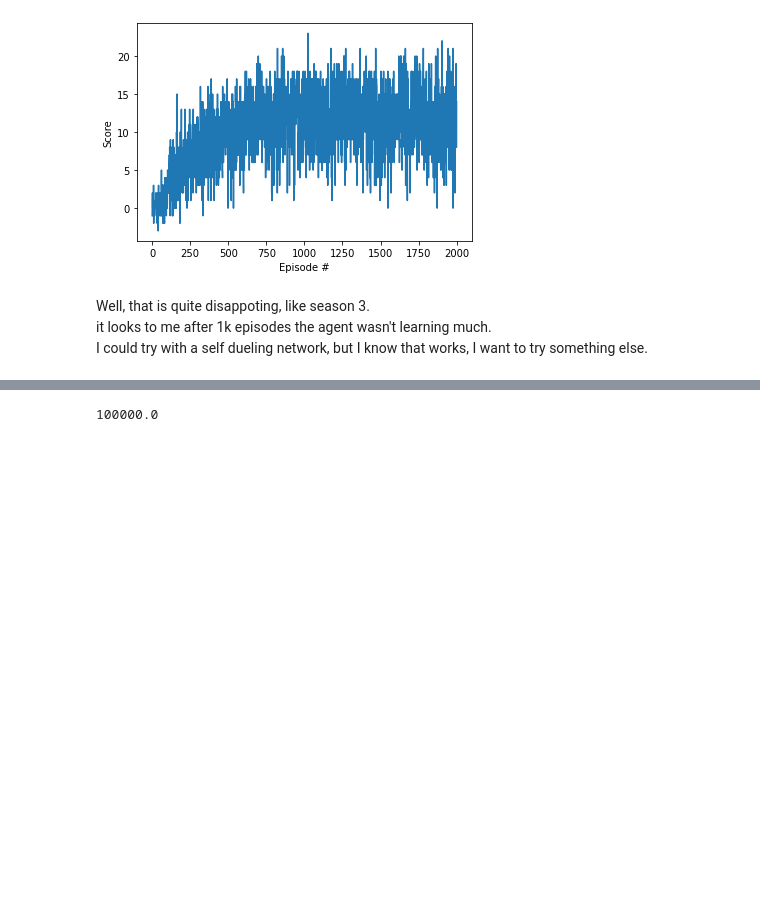
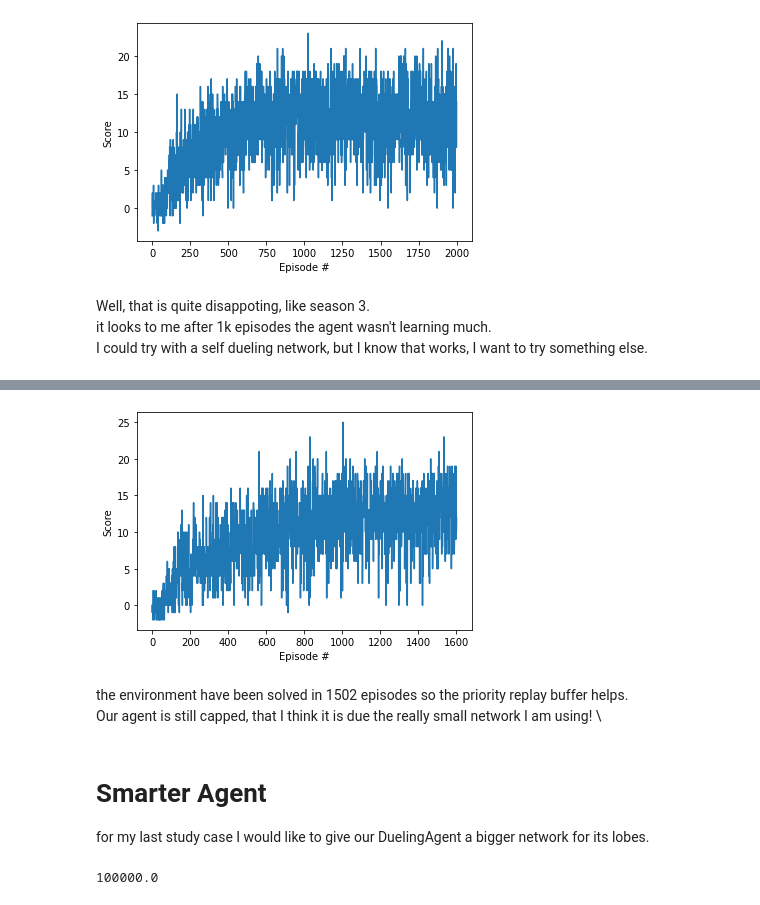
Before and after one commit to uranio238/uda-deep-reinforcement-learning, a Jupyter notebook: Main.ipynb, the cells around one changed output, grey strips where cells are left out. Saved outputs shown, nothing was run; the diff lists cells and outputs as text; code cells hidden in the pictures; blank space fills up the shorter version.

Commit message:
dueling with priority buffer: it solves

```diff
--- a/Main.ipynb
+++ b/Main.ipynb
@@ -495,7 +495,7 @@ I will instead stick to 2 separated network and I will randomatically decide whi
 # %%
 class DuelingAgent():
 
-    def __init__(self, state_size, action_size,replay_buffer):
+    def __init__(self, state_size, action_size,replay_buffer,network_class=VanillaQNetwork):
         """Initialize an Agent object.
 
         Params
@@ -508,9 +508,9 @@ class DuelingAgent():
         self.replay_buffer = replay_buffer
 
         # Q-Network
-        self.left_lobe = VanillaQNetwork(
+        self.left_lobe = network_class(
             state_size, action_size).to(device)
-        self.right_lobe = VanillaQNetwork(
+        self.right_lobe = network_class(
             state_size, action_size).to(device)
         self.left_optimizer = optim.Adam(self.left_lobe.parameters(), lr=LR)
         self.right_optimizer = optim.Adam(self.right_lobe.parameters(), lr=LR)
@@ -624,0 +677,8 @@ I could try with a self dueling network, but I know that works, I want to try so
+# %%
+# instance Agent
+agent = DuelingAgent(state_size=state_size, action_size=action_size,replay_buffer = PriorityReplayBuffer(int(1e5), 64))
+
+# trainning
+scores = dqn(agent, state_transform=state_transform,
+             file_start=None, file_end='dueling_2000_episodes.pth',
+             file_success='dueling_success.pth')
@@ -624,0 +704,16 @@ I could try with a self dueling network, but I know that works, I want to try so
+# %%
+fig = plt.figure()
+ax = fig.add_subplot(111)
+plt.plot(np.arange(len(scores)), scores)
+plt.ylabel('Score')
+plt.xlabel('Episode #')
+plt.show()
+# %% [output]
+[figure, added]
+# %% [markdown]
+the environment have been solved in 1502 episodes so the priority replay buffer helps. \
+Our agent is still capped, that I think it is due the really small network I am using! \
+# %% [markdown]
+# Smarter Agent
+
+for my last study case I would like to give our DuelingAgent a bigger network for its lobes.
```
Also changed, not shown: parts of 5 cells of this notebook, 2 other files.
